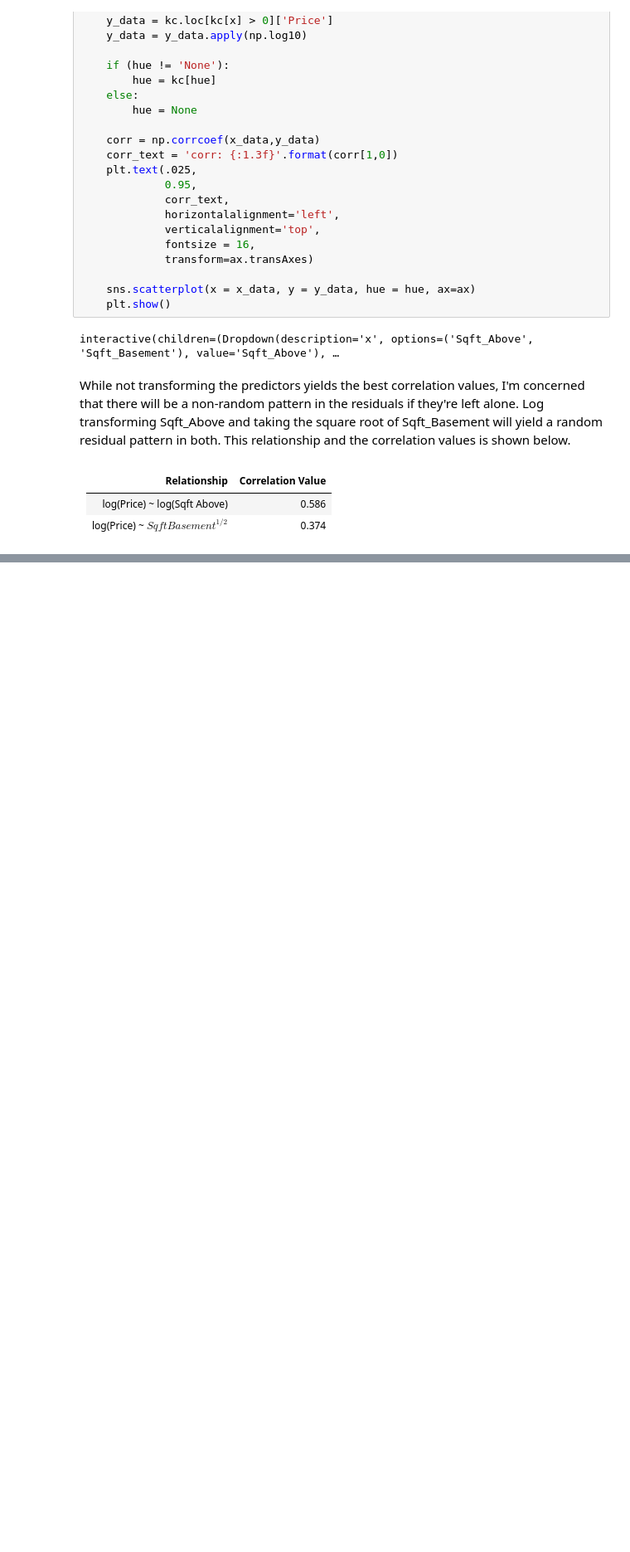
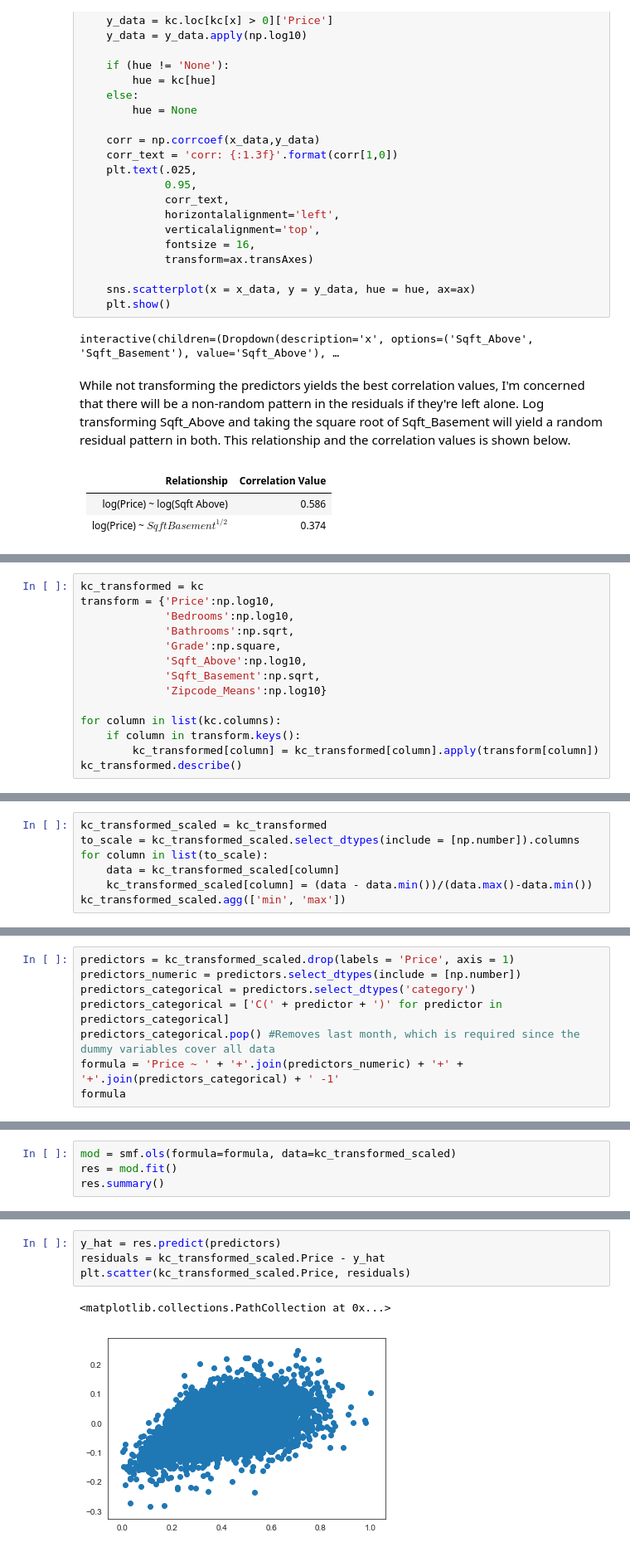
Before and after one commit to pjofrelora/dsc-1-final-project-online-ds-sp-000, a Jupyter notebook: student.ipynb, the cells around one changed output, grey strips where cells are left out. Shown at 83% size. Drawn from its saved outputs; the diff is of its cells as text; blank space fills up the shorter version.

```diff
--- a/student.ipynb
+++ b/student.ipynb
@@ -647,0 +656,14 @@ While not transforming the predictors yields the best correlation values, I'm co
+# %%
+kc_transformed = kc
+transform = {'Price':np.log10,
+             'Bedrooms':np.log10,
+             'Bathrooms':np.sqrt,
+             'Grade':np.square,
+             'Sqft_Above':np.log10,
+             'Sqft_Basement':np.sqrt,
+             'Zipcode_Means':np.log10}
+
+for column in list(kc.columns):
+    if column in transform.keys():
+        kc_transformed[column] = kc_transformed[column].apply(transform[column])
+kc_transformed.describe()
@@ -647,0 +682,7 @@ While not transforming the predictors yields the best correlation values, I'm co
+# %%
+kc_transformed_scaled = kc_transformed
+to_scale = kc_transformed_scaled.select_dtypes(include = [np.number]).columns
+for column in list(to_scale):
+    data = kc_transformed_scaled[column]
+    kc_transformed_scaled[column] = (data - data.min())/(data.max()-data.min())
+kc_transformed_scaled.agg(['min', 'max'])
@@ -647,0 +695,8 @@ While not transforming the predictors yields the best correlation values, I'm co
+# %%
+predictors = kc_transformed_scaled.drop(labels = 'Price', axis = 1)
+predictors_numeric = predictors.select_dtypes(include = [np.number])
+predictors_categorical = predictors.select_dtypes('category')
+predictors_categorical = ['C(' + predictor + ')' for predictor in predictors_categorical]
+predictors_categorical.pop() #Removes last month, which is required since the dummy variables cover all data
+formula = 'Price ~ ' + '+'.join(predictors_numeric) + '+' + '+'.join(predictors_categorical) + ' -1'
+formula
@@ -647,0 +705,4 @@ While not transforming the predictors yields the best correlation values, I'm co
+# %%
+mod = smf.ols(formula=formula, data=kc_transformed_scaled)
+res = mod.fit()
+res.summary()
@@ -647,0 +742,7 @@ While not transforming the predictors yields the best correlation values, I'm co
+# %%
+y_hat = res.predict(predictors)
+residuals = kc_transformed_scaled.Price - y_hat
+plt.scatter(kc_transformed_scaled.Price, residuals)
+# %% [output]
+<matplotlib.collections.PathCollection at 0x...>
+[figure, added]
```
Also changed, not shown: parts of 14 cells of this notebook.
